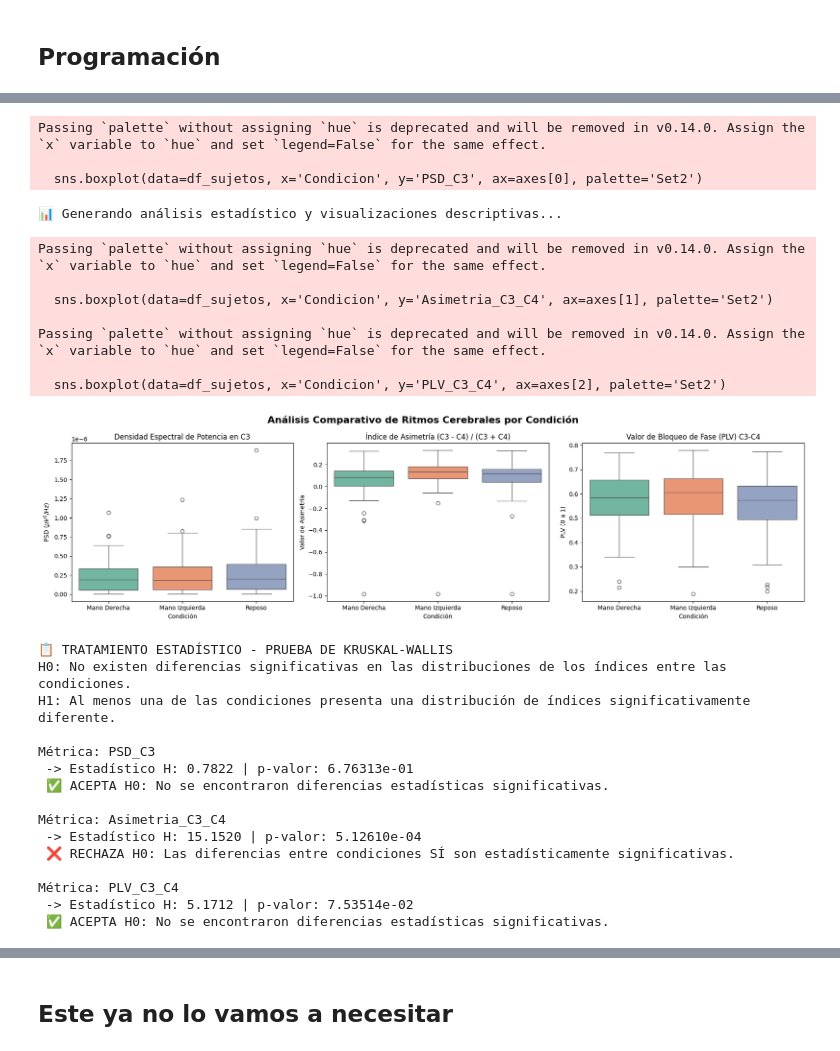
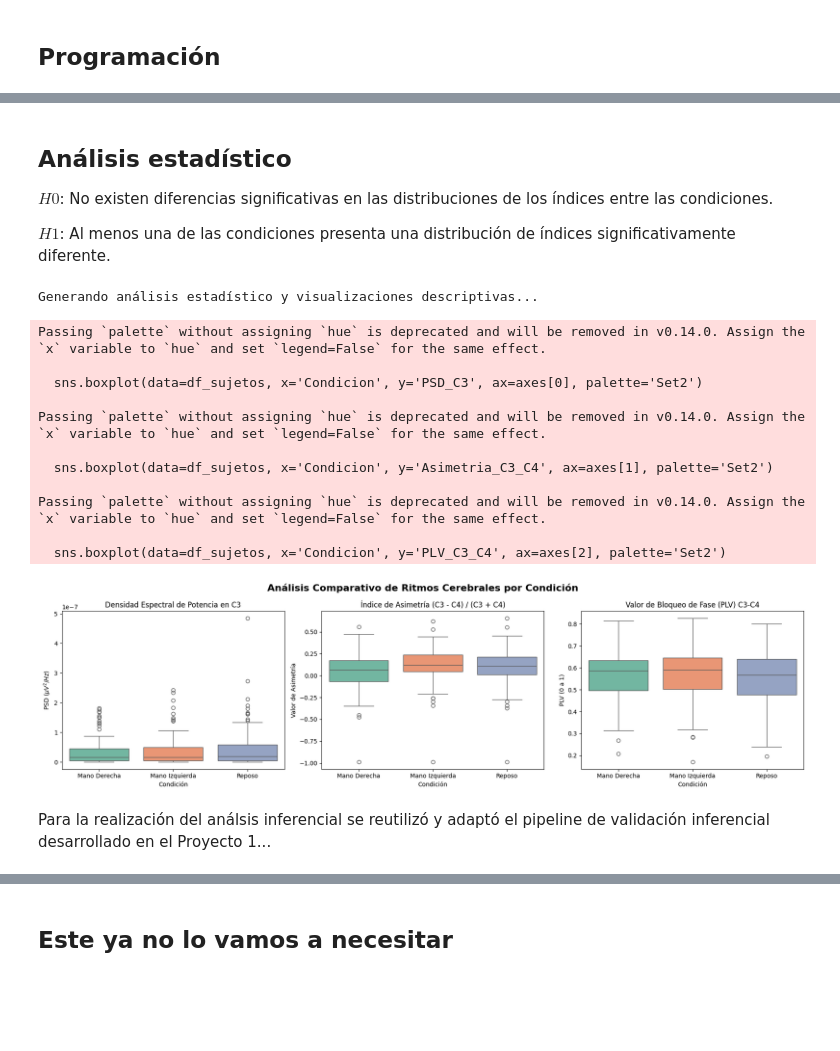
Before and after one commit to PaulaCCano/lab_Biosenales, a Jupyter notebook: proyecto_2.ipynb, the cells around one changed output, grey strips where cells are left out. Drawn from its saved outputs; the diff is of its cells as text; code cells hidden in the pictures; blank space fills up the shorter version.

```diff
--- a/proyecto_2.ipynb
+++ b/proyecto_2.ipynb
@@ -215,5 +285,11 @@ Forma de la tabla generada: 9816 filas por 133 columnas.
+# %% [markdown]
+## Análisis estadístico
+
+$H0$: No existen diferencias significativas en las distribuciones de los índices entre las condiciones.
+
+$H1$: Al menos una de las condiciones presenta una distribución de índices significativamente diferente.
 # %%
-print("📊 Generando análisis estadístico y visualizaciones descriptivas...")
+print("Generando análisis estadístico y visualizaciones descriptivas...")
 
 # 1. Agrupamiento para estadística descriptiva global
 # Calculamos el promedio de las métricas por Sujeto y Condición para las gráficas
@@ -221,72 +297,59 @@ df_sujetos = df_bci.groupby(['Sujeto', 'Condicion'])[['PSD_C3', 'PSD_C4', 'Asime
 
 # 2. VISUALIZACIÓN: Diagramas de Caja (Boxplots) de alto impacto
 fig, axes = plt.subplots(1, 3, figsize=(18, 5))
 fig.suptitle('Análisis Comparativo de Ritmos Cerebrales por Condición', fontsize=16, fontweight='bold')
 
 # Gráfico A: Potencia Espectral en C3 (Corteza Motora Izquierda)
 sns.boxplot(data=df_sujetos, x='Condicion', y='PSD_C3', ax=axes[0], palette='Set2')
 axes[0].set_title('Densidad Espectral de Potencia en C3')
 axes[0].set_xlabel('Condición')
 axes[0].set_ylabel('PSD ($\mu V^2 / Hz$)')
 
 # Gráfico B: Índice de Asimetría Interhemisférica (C3 vs C4)
 sns.boxplot(data=df_sujetos, x='Condicion', y='Asimetria_C3_C4', ax=axes[1], palette='Set2')
 axes[1].set_title('Índice de Asimetría (C3 - C4) / (C3 + C4)')
 axes[1].set_xlabel('Condición')
 axes[1].set_ylabel('Valor de Asimetría')
 
 # Gráfico C: Sincronización de Fase (PLV)
 sns.boxplot(data=df_sujetos, x='Condicion', y='PLV_C3_C4', ax=axes[2], palette='Set2')
 axes[2].set_title('Valor de Bloqueo de Fase (PLV) C3-C4')
 axes[2].set_xlabel('Condición')
 axes[2].set_ylabel('PLV (0 a 1)')
 
 plt.tight_layout()
-plt.show()
 
 # 3. PRUEBA ESTADÍSTICA: Planteamiento de Hipótesis e Inferencia (Kruskal-Wallis)
-print("\n📋 TRATAMIENTO ESTADÍSTICO - PRUEBA DE KRUSKAL-WALLIS")
-print("H0: No existen diferencias significativas en las distribuciones de los índices entre las condiciones.")
-print("H1: Al menos una de las condiciones presenta una distribución de índices significativamente diferente.\n")
+# # print("\n📋 TRATAMIENTO ESTADÍSTICO - PRUEBA DE KRUSKAL-WALLIS")
+# # print("H0: No existen diferencias significativas en las distribuciones de los índices entre las condiciones.")
+# # print("H1: Al menos una de las condiciones presenta una distribución de índices significativamente diferente.\n")
 
-for metric in ['PSD_C3', 'Asimetria_C3_C4', 'PLV_C3_C4']:
-    g_reposo = df_sujetos[df_sujetos['Condicion'] == 'Reposo'][metric]
-    g_izq = df_sujetos[df_sujetos['Condicion'] == 'Mano Izquierda'][metric]
-    g_der = df_sujetos[df_sujetos['Condicion'] == 'Mano Derecha'][metric]
+# # for metric in ['PSD_C3', 'Asimetria_C3_C4', 'PLV_C3_C4']:
+# #     g_reposo = df_sujetos[df_sujetos['Condicion'] == 'Reposo'][metric]
+# #     g_izq = df_sujetos[df_sujetos['Condicion'] == 'Mano Izquierda'][metric]
+# #     g_der = df_sujetos[df_sujetos['Condicion'] == 'Mano Derecha'][metric]
 
-    stat, p_val = stats.kruskal(g_reposo, g_izq, g_der)
+# #     stat, p_val = stats.kruskal(g_reposo, g_izq, g_der)
 
-    print(f"Métrica: {metric}")
-    print(f" -> Estadístico H: {stat:.4f} | p-valor: {p_val:.5e}")
-    if p_val < 0.05:
-        print(" RECHAZA H0: Las diferencias entre condiciones SÍ son estadísticamente significativas.\n")
-    else:
-        print(" ACEPTA H0: No se encontraron diferencias estadísticas significativas.\n")
+# #     print(f"Métrica: {metric}")
+# #     print(f" -> Estadístico H: {stat:.4f} | p-valor: {p_val:.5e}")
+# #     if p_val < 0.05:
+# #         print(" RECHAZA H0: Las diferencias entre condiciones SÍ son estadísticamente significativas.\n")
+# #     else:
+# #         print(" ACEPTA H0: No se encontraron diferencias estadísticas significativas.\n")
 # %% [output]
-Passing `palette` without assigning `hue` is deprecated and will be removed in v0.14.0. Assign the `x` variable to `hue` and set `legend=False` for the same effect.
-
-  sns.boxplot(data=df_sujetos, x='Condicion', y='PSD_C3', ax=axes[0], palette='Set2')
+Generando análisis estadístico y visualizaciones descriptivas...
-📊 Generando análisis estadístico y visualizaciones descriptivas...
+Passing `palette` without assigning `hue` is deprecated and will be removed in v0.14.0. Assign the `x` variable to `hue` and set `legend=False` for the same effect.
+
+  sns.boxplot(data=df_sujetos, x='Condicion', y='PSD_C3', ax=axes[0], palette='Set2')
+
+Passing `palette` without assigning `hue` is deprecated and will be removed in v0.14.0. Assign the `x` variable to `hue` and set `legend=False` for the same effect.
+
+  sns.boxplot(data=df_sujetos, x='Condicion', y='Asimetria_C3_C4', ax=axes[1], palette='Set2')
+
+Passing `palette` without assigning `hue` is deprecated and will be removed in v0.14.0. Assign the `x` variable to `hue` and set `legend=False` for the same effect.
+
+  sns.boxplot(data=df_sujetos, x='Condicion', y='PLV_C3_C4', ax=axes[2], palette='Set2')
-Passing `palette` without assigning `hue` is deprecated and will be removed in v0.14.0. Assign the `x` variable to `hue` and set `legend=False` for the same effect.
-
-  sns.boxplot(data=df_sujetos, x='Condicion', y='Asimetria_C3_C4', ax=axes[1], palette='Set2')
-
-Passing `palette` without assigning `hue` is deprecated and will be removed in v0.14.0. Assign the `x` variable to `hue` and set `legend=False` for the same effect.
-
-  sns.boxplot(data=df_sujetos, x='Condicion', y='PLV_C3_C4', ax=axes[2], palette='Set2')
-[figure, old version]
+[figure, new version]
-📋 TRATAMIENTO ESTADÍSTICO - PRUEBA DE KRUSKAL-WALLIS
-H0: No existen diferencias significativas en las distribuciones de los índices entre las condiciones.
-H1: Al menos una de las condiciones presenta una distribución de índices significativamente diferente.
-
-Métrica: PSD_C3
- -> Estadístico H: 0.7822 | p-valor: 6.76313e-01
- ✅ ACEPTA H0: No se encontraron diferencias estadísticas significativas.
-
-Métrica: Asimetria_C3_C4
- -> Estadístico H: 15.1520 | p-valor: 5.12610e-04
- ❌ RECHAZA H0: Las diferencias entre condiciones SÍ son estadísticamente significativas.
-
-Métrica: PLV_C3_C4
- -> Estadístico H: 5.1712 | p-valor: 7.53514e-02
- ✅ ACEPTA H0: No se encontraron diferencias estadísticas significativas.
+# %% [markdown]
+Para la realización del análsis inferencial se reutilizó y adaptó el pipeline de validación inferencial desarrollado en el Proyecto 1...
```
Also changed, not shown: parts of 18 cells of this notebook.
